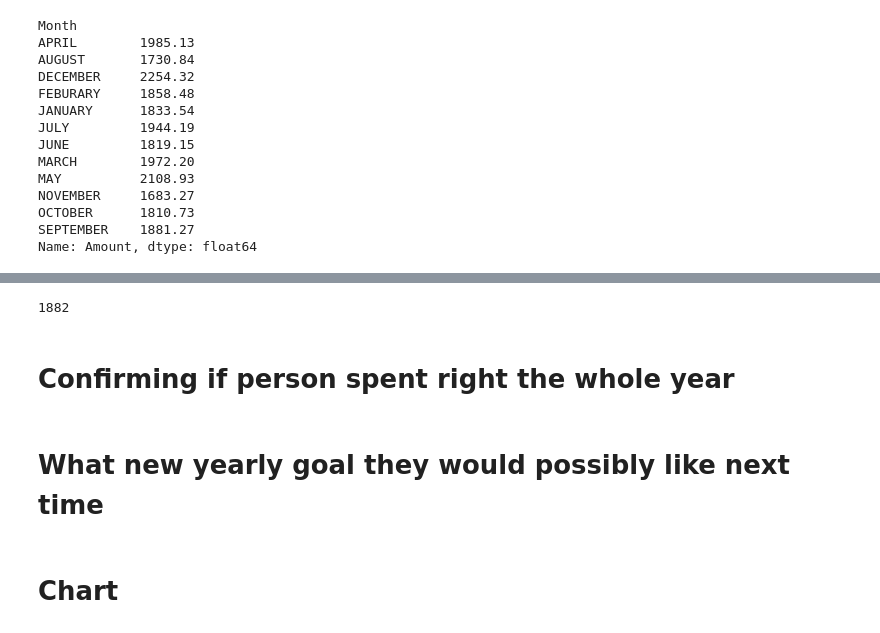
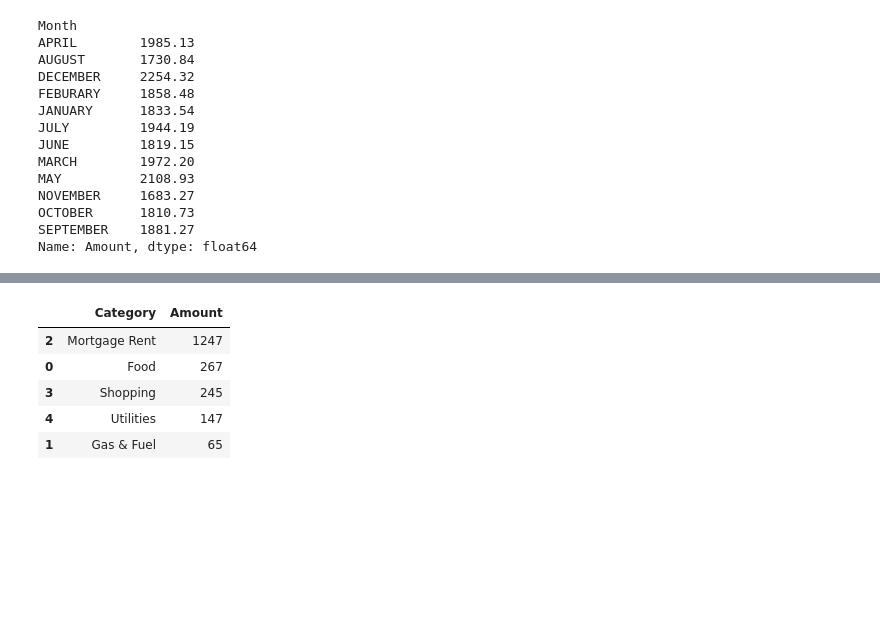
Before and after one commit to AnvithaChaluvadi/Personal-Finance-Management-Tool_Project1, a Jupyter notebook: finance_tool.ipynb, the cells around one changed output, grey strips where cells are left out. Drawn from its saved outputs; the diff is of its cells as text; code cells hidden in the pictures; blank space fills up the shorter version.

```diff
--- a/finance_tool.ipynb
+++ b/finance_tool.ipynb
@@ -211,0 +211,4 @@ latest_month
+# %%
+# Get the latest month and year
+input_month = input("Which month would you like to look further into? (must be all uppercase): ")
+input_month
@@ -212,3 +217,3 @@ latest_month
 # %%
 # Filter the dataframe to include only transactions from the latest month
-latest_month_expenses = df[(df['Month']== latest_month)]
+input_month_expenses = df[(df['Month']== input_month)]
@@ -237,12 +220,16 @@ latest_month_expenses
-# %%
-# Total amount of all categories
-latest_month_expenses_tot = latest_month_expenses['Amount'].sum()
-latest_month_expenses_tot
-# %% [output]
-1882
-# %% [markdown]
-# Confirming if person spent right the whole year
-# %% [markdown]
-# What new yearly goal they would possibly like next time
-# %% [markdown]
-# Chart
+# %%
+# Summary table of month user inputted
+input_month_expenses = input_month_expenses.groupby('Category')['Amount'].sum().reset_index()
+# Sort value
+input_month_expenses = input_month_expenses.sort_values(by='Amount', ascending=False)
+# Round value
+input_month_expenses['Amount'] = input_month_expenses['Amount'].round().astype(int)
+
+input_month_expenses
+# %% [output]
+|  | Category | Amount |
+| 2 | Mortgage Rent | 1247 |
+| 0 | Food | 267 |
+| 3 | Shopping | 245 |
+| 4 | Utilities | 147 |
+| 1 | Gas & Fuel | 65 |
```
Also changed, not shown: parts of 23 cells of this notebook.
